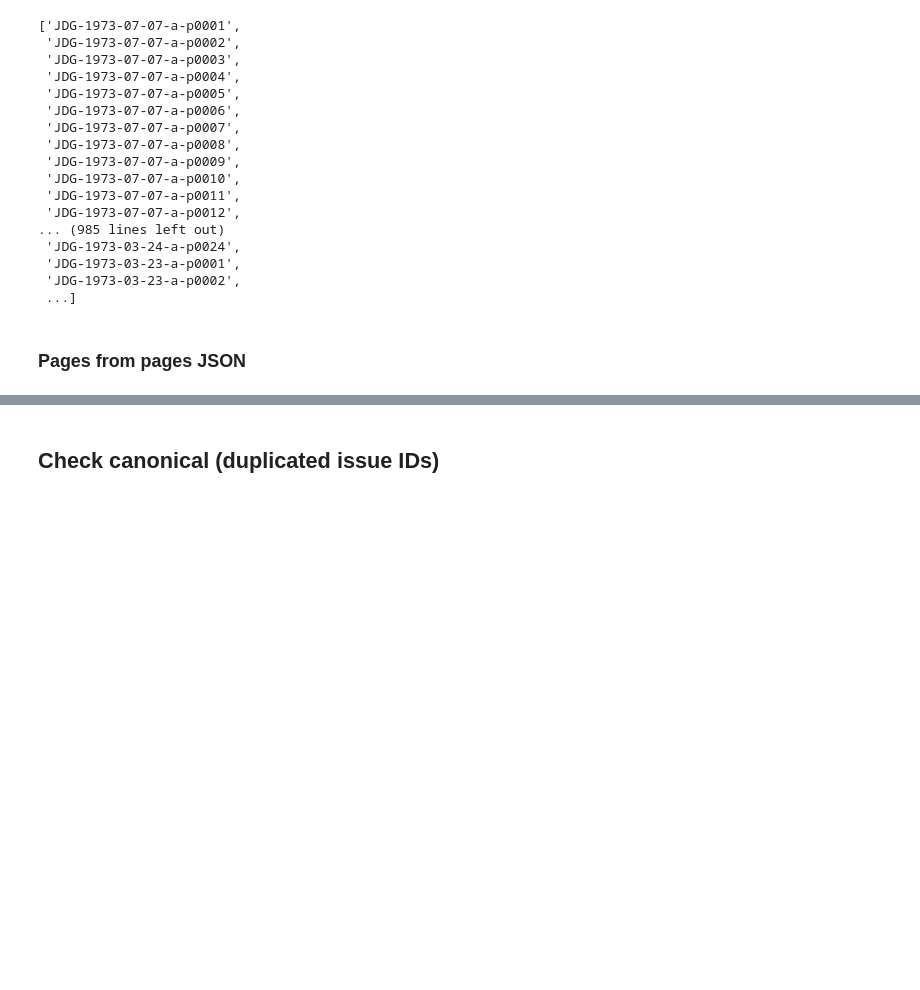
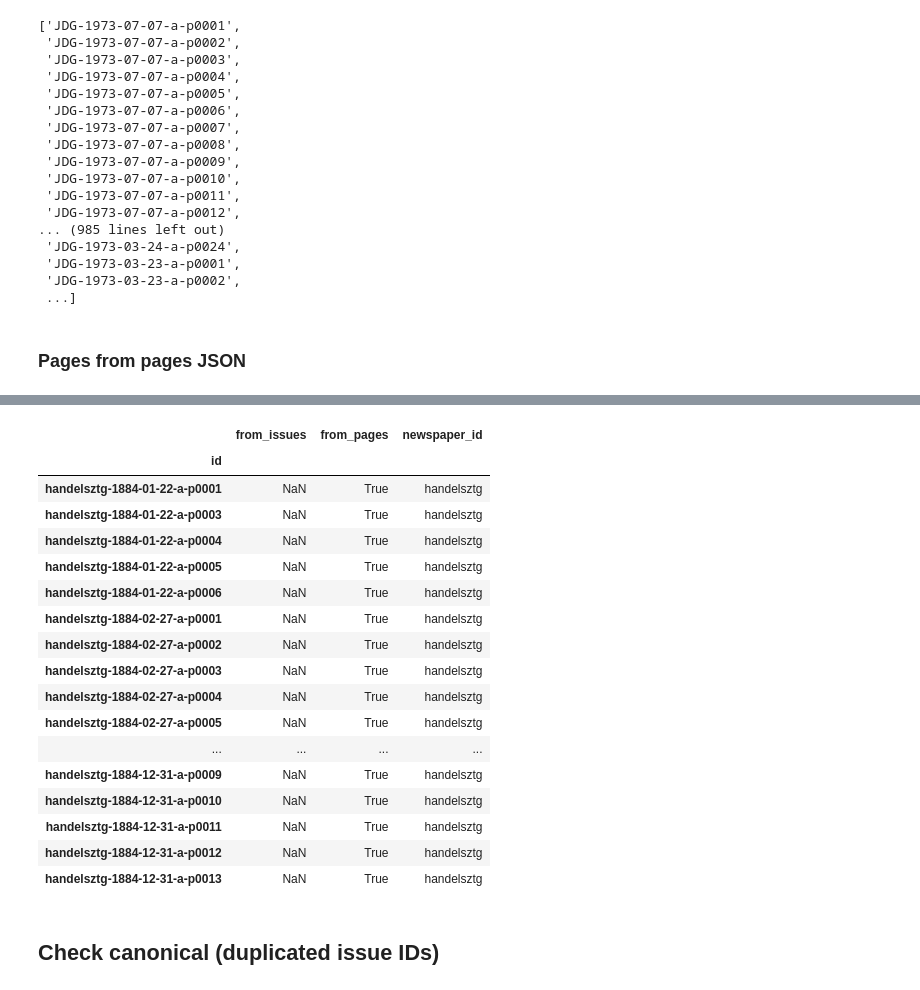
Before and after one commit to impresso/impresso-data-sanitycheck, a Jupyter notebook: notebooks/run_content_checks.ipynb, the cells around one changed output, grey strips where cells are left out. Saved outputs shown, nothing was run; the diff lists cells and outputs as text; code cells hidden in the pictures; blank space fills up the shorter version.

```diff
--- a/notebooks/run_content_checks.ipynb
+++ b/notebooks/run_content_checks.ipynb
@@ -828,3 +699,24 @@ FileNotFoundError: original-canonical-fixed/NZZ/pages/NZZ-1926/NZZ-1926-09-08-e-
+# %%
+inconsistencies_df[inconsistencies_df.newspaper_id=='handelsztg']
+# %% [output]
+|  | from_issues | from_pages | newspaper_id |
+| id |  |  |  |
+| handelsztg-1884-01-22-a-p0001 | NaN | True | handelsztg |
+| handelsztg-1884-01-22-a-p0003 | NaN | True | handelsztg |
+| handelsztg-1884-01-22-a-p0004 | NaN | True | handelsztg |
+| handelsztg-1884-01-22-a-p0005 | NaN | True | handelsztg |
+| handelsztg-1884-01-22-a-p0006 | NaN | True | handelsztg |
+| handelsztg-1884-02-27-a-p0001 | NaN | True | handelsztg |
+| handelsztg-1884-02-27-a-p0002 | NaN | True | handelsztg |
+| handelsztg-1884-02-27-a-p0003 | NaN | True | handelsztg |
+| handelsztg-1884-02-27-a-p0004 | NaN | True | handelsztg |
+| handelsztg-1884-02-27-a-p0005 | NaN | True | handelsztg |
+| ... | ... | ... | ... |
+| handelsztg-1884-12-31-a-p0009 | NaN | True | handelsztg |
+| handelsztg-1884-12-31-a-p0010 | NaN | True | handelsztg |
+| handelsztg-1884-12-31-a-p0011 | NaN | True | handelsztg |
+| handelsztg-1884-12-31-a-p0012 | NaN | True | handelsztg |
+| handelsztg-1884-12-31-a-p0013 | NaN | True | handelsztg |
 # %%
 cluster.close()
 # %% [markdown]
```
Also changed, not shown: parts of 96 cells of this notebook, 11 other files.
